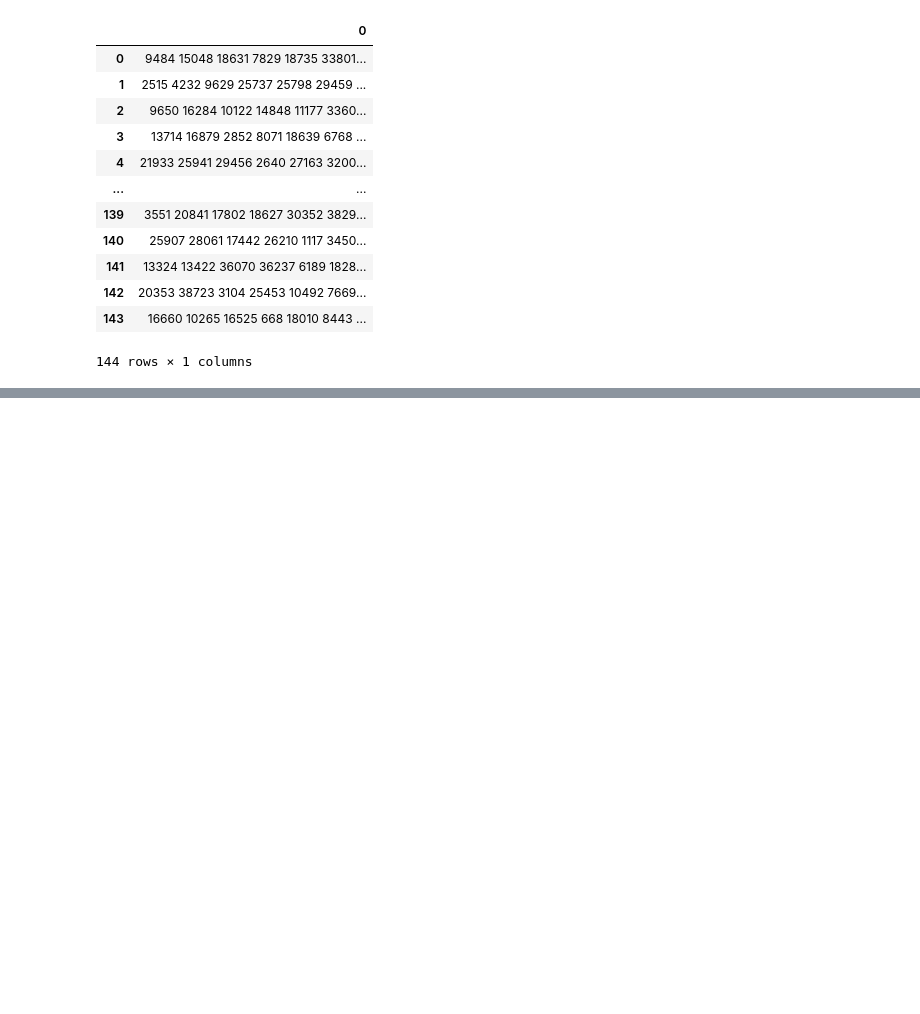
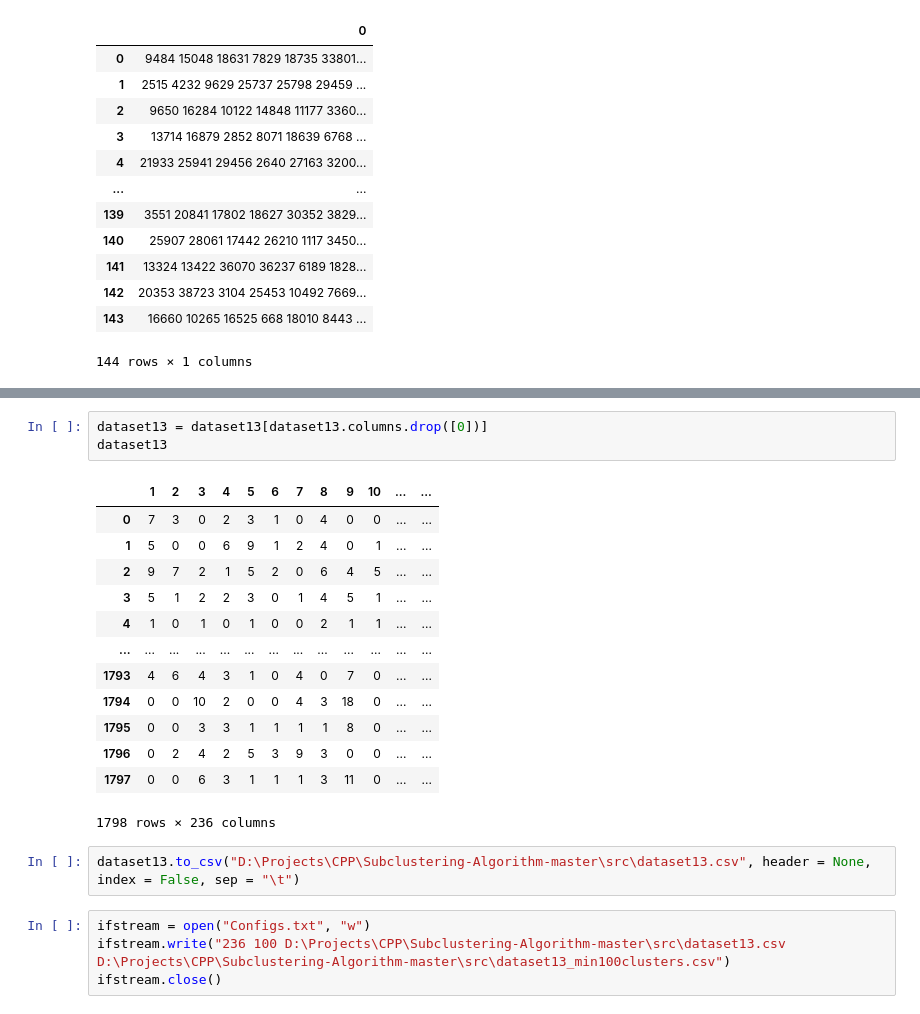
Before and after one commit to Khelyr/SUBCLU, a Jupyter notebook: SubCLU.ipynb, the cells around one changed output, grey strips where cells are left out. Saved outputs shown, nothing was run; the diff lists cells and outputs as text; blank space fills up the shorter version.

```diff
--- a/SubCLU.ipynb
+++ b/SubCLU.ipynb
@@ -469,0 +487,23 @@ dataset9_min100clusters
+# %%
+dataset13 = dataset13[dataset13.columns.drop([0])]
+dataset13
+# %% [output]
+|  | 1 | 2 | 3 | 4 | 5 | 6 | 7 | 8 | 9 | 10 | ... | ... |
+| 0 | 7 | 3 | 0 | 2 | 3 | 1 | 0 | 4 | 0 | 0 | ... | ... |
+| 1 | 5 | 0 | 0 | 6 | 9 | 1 | 2 | 4 | 0 | 1 | ... | ... |
+| 2 | 9 | 7 | 2 | 1 | 5 | 2 | 0 | 6 | 4 | 5 | ... | ... |
+| 3 | 5 | 1 | 2 | 2 | 3 | 0 | 1 | 4 | 5 | 1 | ... | ... |
+| 4 | 1 | 0 | 1 | 0 | 1 | 0 | 0 | 2 | 1 | 1 | ... | ... |
+| ... | ... | ... | ... | ... | ... | ... | ... | ... | ... | ... | ... | ... |
+| 1793 | 4 | 6 | 4 | 3 | 1 | 0 | 4 | 0 | 7 | 0 | ... | ... |
+| 1794 | 0 | 0 | 10 | 2 | 0 | 0 | 4 | 3 | 18 | 0 | ... | ... |
+| 1795 | 0 | 0 | 3 | 3 | 1 | 1 | 1 | 1 | 8 | 0 | ... | ... |
+| 1796 | 0 | 2 | 4 | 2 | 5 | 3 | 9 | 3 | 0 | 0 | ... | ... |
+| 1797 | 0 | 0 | 6 | 3 | 1 | 1 | 1 | 3 | 11 | 0 | ... | ... |
+1798 rows × 236 columns
+# %%
+dataset13.to_csv("D:\Projects\CPP\Subclustering-Algorithm-master\src\dataset13.csv", header = None,  index = False, sep = "\t")
+# %%
+ifstream = open("Configs.txt", "w")
+ifstream.write("236 100 D:\Projects\CPP\Subclustering-Algorithm-master\src\dataset13.csv D:\Projects\CPP\Subclustering-Algorithm-master\src\dataset13_min100clusters.csv")
+ifstream.close()
```
Also changed, not shown: parts of 3 cells of this notebook.
